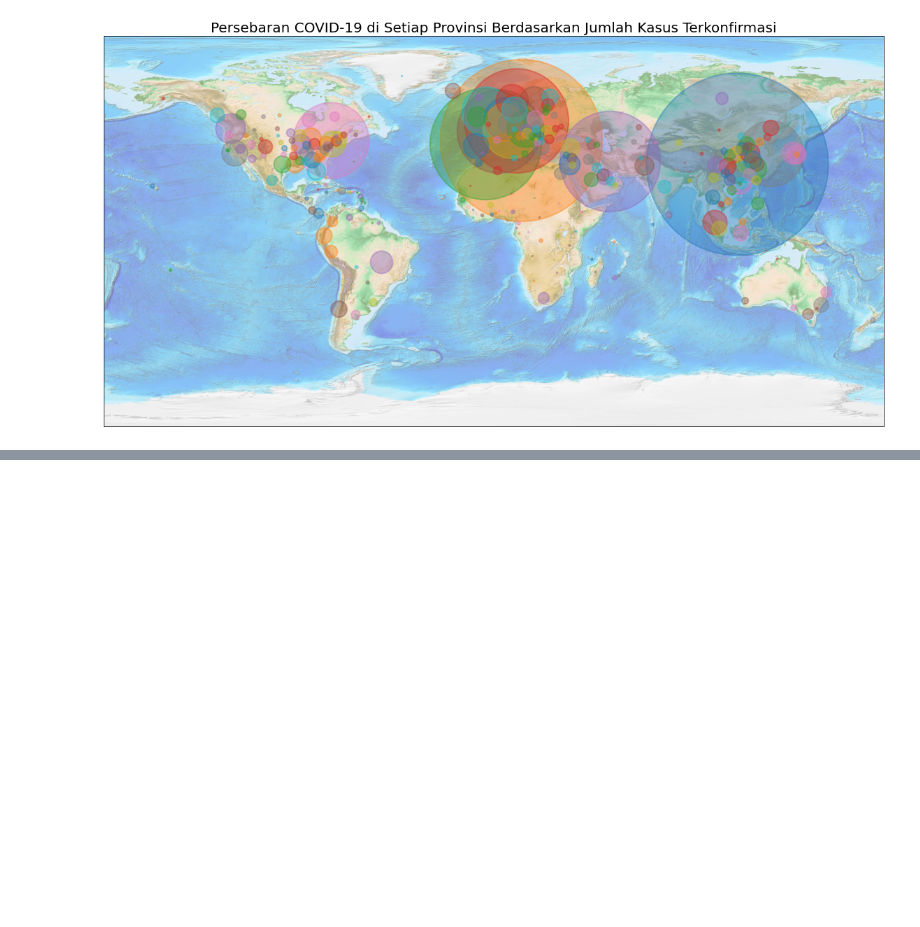
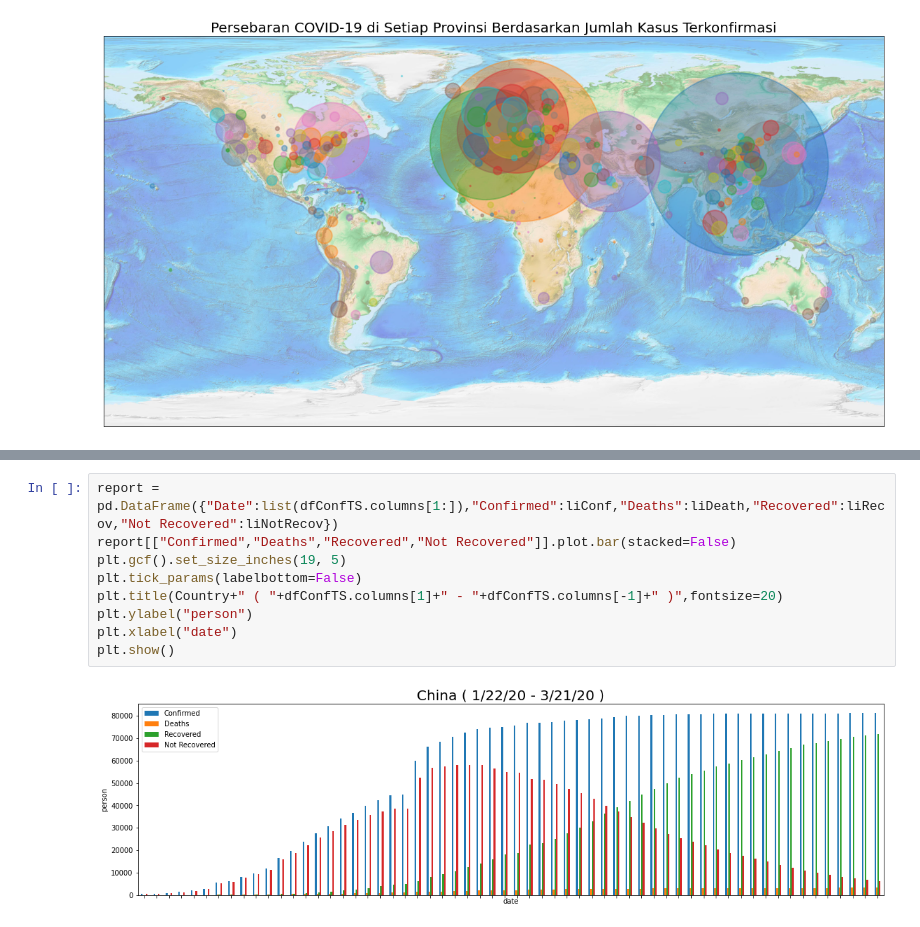
Before and after one commit to MuhammadHasbiAshshiddieqy/pythonDS-COVID-19-, a Jupyter notebook: CoronaVirusCase.ipynb, the cells around one changed output, grey strips where cells are left out. Drawn from its saved outputs; the diff is of its cells as text; blank space fills up the shorter version.

```diff
--- a/CoronaVirusCase.ipynb
+++ b/CoronaVirusCase.ipynb
@@ -242,0 +280,11 @@ for i in range(int(CovDetail.shape[0])):
+# %%
+report = pd.DataFrame({"Date":list(dfConfTS.columns[1:]),"Confirmed":liConf,"Deaths":liDeath,"Recovered":liRecov,"Not Recovered":liNotRecov})
+report[["Confirmed","Deaths","Recovered","Not Recovered"]].plot.bar(stacked=False)
+plt.gcf().set_size_inches(19, 5)
+plt.tick_params(labelbottom=False)
+plt.title(Country+" ( "+dfConfTS.columns[1]+" - "+dfConfTS.columns[-1]+" )",fontsize=20)
+plt.ylabel("person")
+plt.xlabel("date")
+plt.show()
+# %% [output]
+[figure, added]
```
Also changed, not shown: parts of 20 cells of this notebook.
